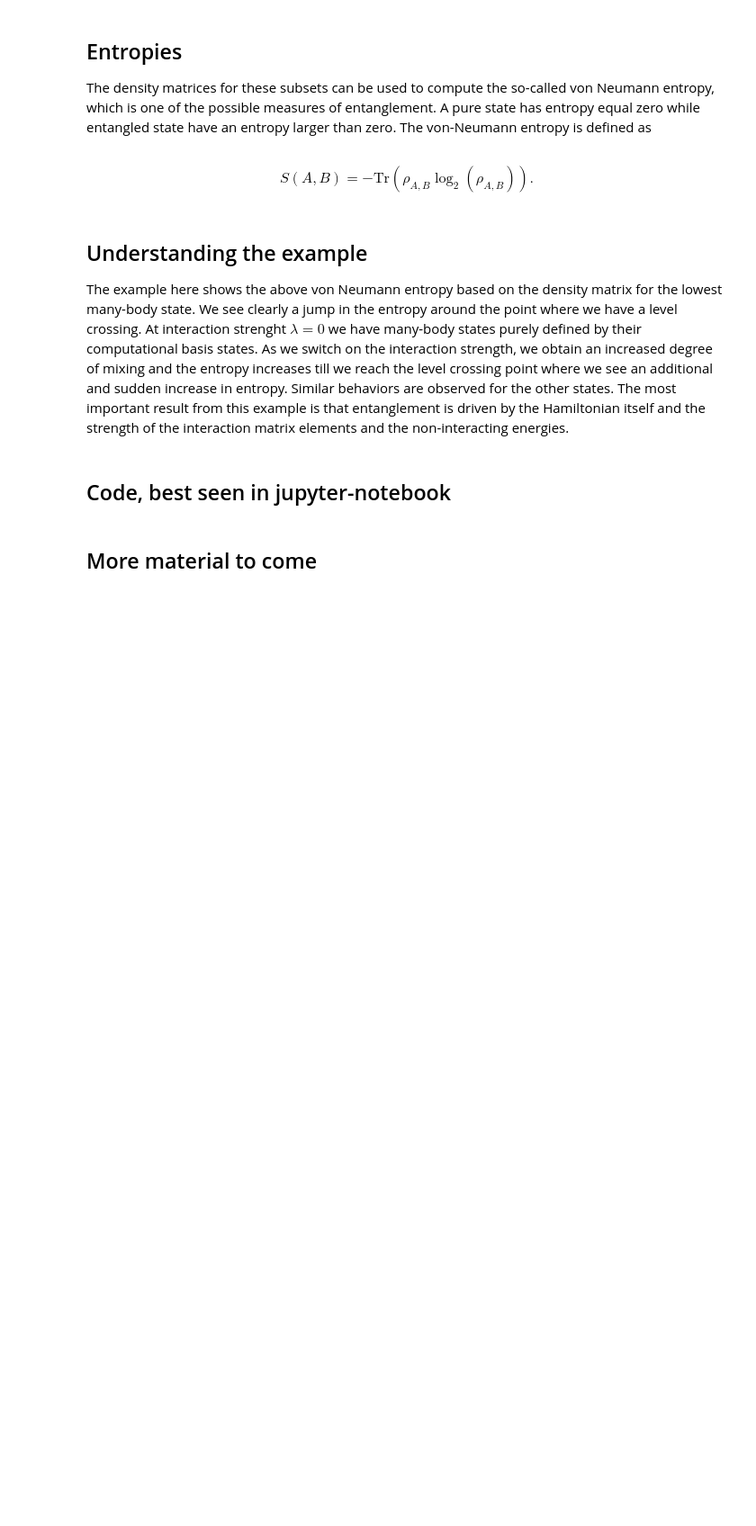
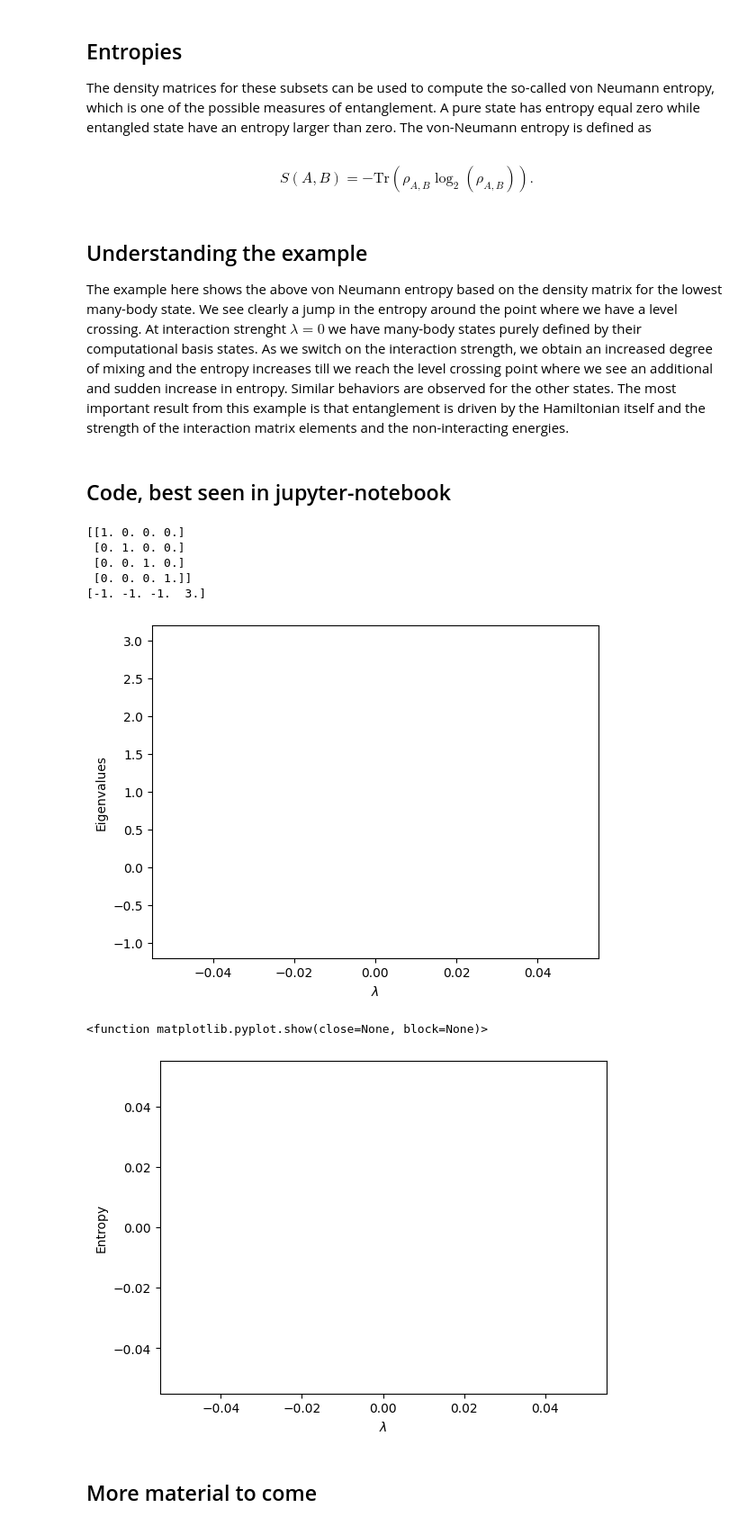
Before and after one commit to mhjensenseminars/MachineLearningTalk, a Jupyter notebook: doc/pub/sensing/ipynb/sensing.ipynb, the cells around one changed output. Shown at 90% size. Saved outputs shown, nothing was run; the diff lists cells and outputs as text; code cells hidden in the pictures; blank space fills up the shorter version.

```diff
--- a/doc/pub/sensing/ipynb/sensing.ipynb
+++ b/doc/pub/sensing/ipynb/sensing.ipynb
@@ -791,23 +791,23 @@ def log2M(a): # base 2 matrix logarithm
 dim = 4
 Hamiltonian = np.zeros((dim,dim))
 #number of lambda values
-n = 40
+n = 1
 lmbd = np.linspace(0.0,1.0,n)
-Hx = 2.0
-Hz = 3.0
+Hx = 0.0
+Hz = 1.0
 # Non-diagonal part as sigma_x tensor product with sigma_x
 sx = np.matrix([[0,1],[1,0]])
 sx2 = Hx*np.kron(sx, sx)
 # Diagonal part as sigma_z tensor product with sigma_z
 sz = np.matrix([[1,0],[0,-1]])
 sz2 = Hz*np.kron(sz, sz)
-noninteracting = [0.0, 2.5, 6.5, 7.0]
-D = np.diag(noninteracting)
+noninteracting = [2.0, 0, 0.0, -2.0]
+D = np.diag(noninteracting)*(-1.0)
 Eigenvalue = np.zeros((dim,n))
 Entropy = np.zeros(n)
 
 for i in range(n):
-    Hamiltonian = lmbd[i]*(sx2+sz2)+D
+    Hamiltonian = (sx2+sz2)+D
     # diagonalize and obtain eigenvalues, not necessarily sorted
     EigValues, EigVectors = np.linalg.eig(Hamiltonian)
     # sort eigenvectors and eigenvalues
@@ -816,32 +816,43 @@ for i in range(n):
     EigVectors = EigVectors[:,permute]
     # Compute density matrix for selected system state, here ground state
     DensityMatrix = np.zeros((dim,dim))
     DensityMatrix = np.outer(EigVectors[:,0],EigVectors[:,0])
     # Project down on substates and find density matrix for subsystem
     d = np.matrix([[1,0],[0,1]])
     v1 = [1.0,0.0]
     proj1 = np.kron(v1,d)
     x1 = proj1 @ DensityMatrix @ proj1.T
     v2 = [0.0,1.0]
     proj2 = np.kron(v2,d)
     x2 = proj2 @ DensityMatrix @ proj2.T
     # Total density matrix for subsystem
     total = x1+x2
     # von Neumann Entropy for subsystem
     Entropy[i] = -np.matrix.trace(total @ log2M(total))
     # Plotting eigenvalues and entropy as functions of interaction strengths
+    print(EigVectors[:,:])
+    print(EigValues)
     Eigenvalue[0,i] = EigValues[0]
     Eigenvalue[1,i] = EigValues[1]
     Eigenvalue[2,i] = EigValues[2]
     Eigenvalue[3,i] = EigValues[3]
 plt.plot(lmbd, Eigenvalue[0,:] ,'b-',lmbd, Eigenvalue[1,:],'g-',)
 plt.plot(lmbd, Eigenvalue[2,:] ,'r-',lmbd, Eigenvalue[3,:],'y-',)
 plt.xlabel('$\lambda$')
 plt.ylabel('Eigenvalues')
 plt.show()
 plt.plot(lmbd, Entropy)
 plt.xlabel('$\lambda$')
 plt.ylabel('Entropy')
 plt.show
+# %% [output]
+[[1. 0. 0. 0.]
+ [0. 1. 0. 0.]
+ [0. 0. 1. 0.]
+ [0. 0. 0. 1.]]
+[-1. -1. -1.  3.]
+[figure, added]
+<function matplotlib.pyplot.show(close=None, block=None)>
+[figure, added]
 # %% [markdown]
 ## More material to come
```
